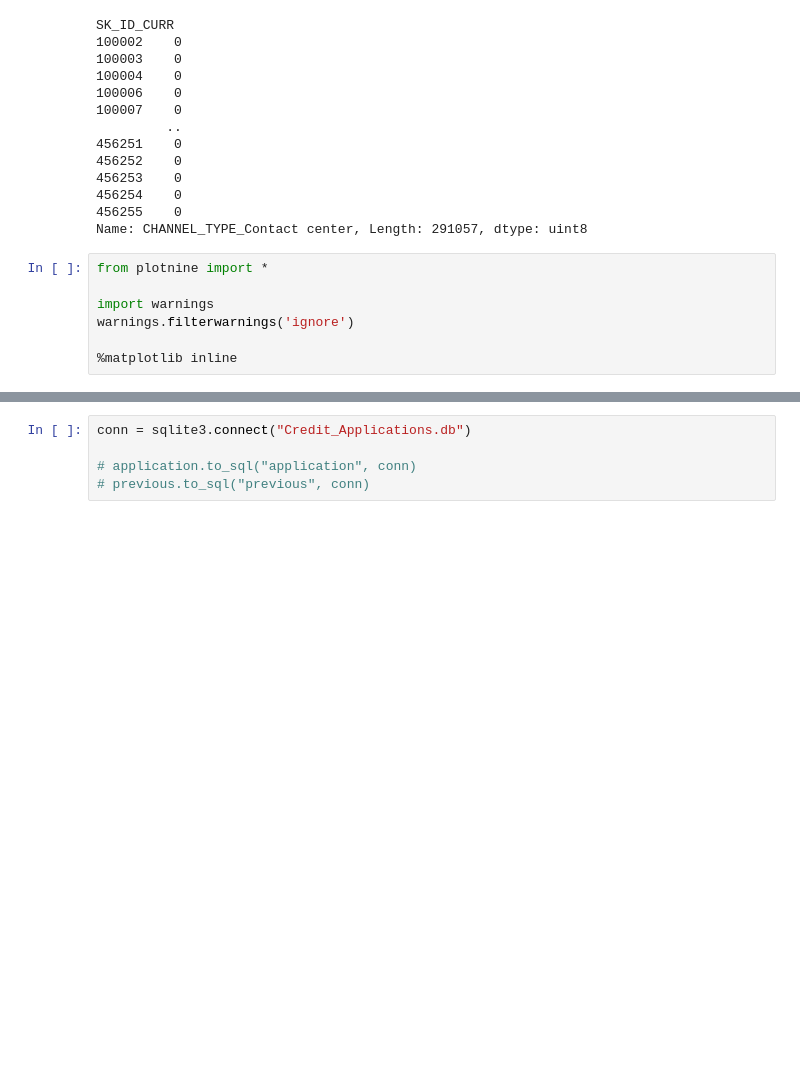
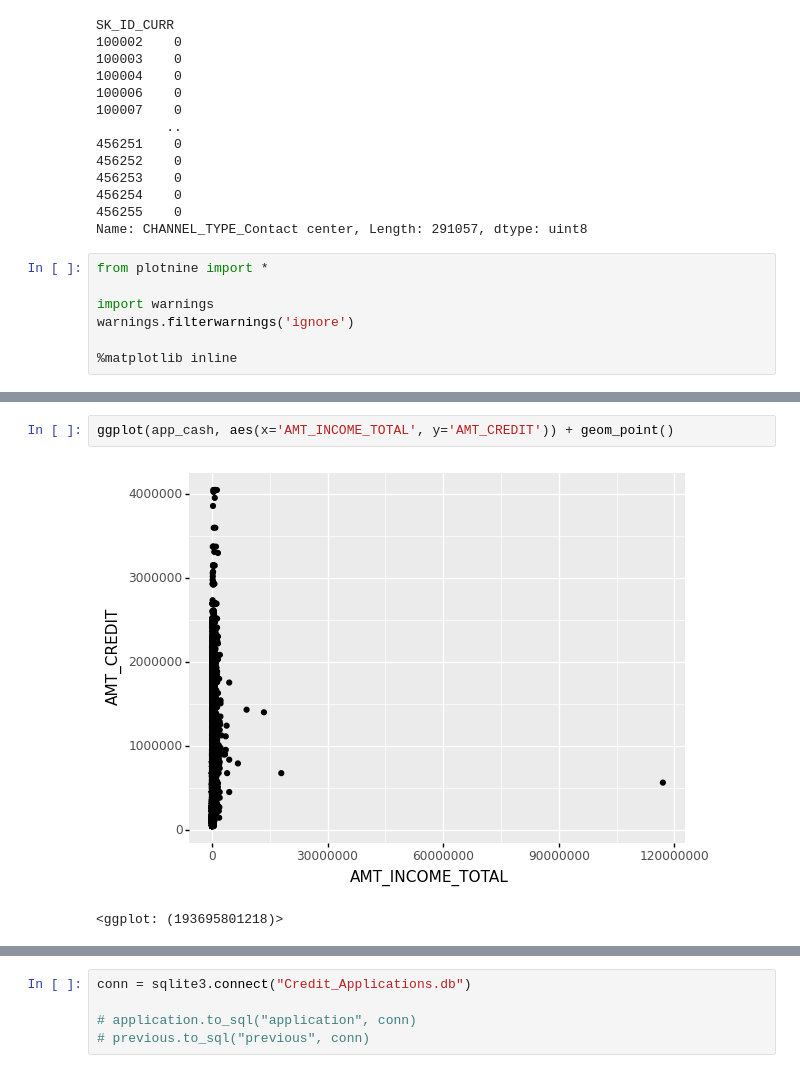
Before and after one commit to gaherna3/Case-Study-2, a Jupyter notebook: Case Study 2 - Plots.ipynb, the cells around one changed output, grey strips where cells are left out. Saved outputs shown, nothing was run; the diff lists cells and outputs as text; blank space fills up the shorter version.

```diff
--- a/Case Study 2 - Plots.ipynb
+++ b/Case Study 2 - Plots.ipynb
@@ -577,0 +589,5 @@ ggplot(agg_data, aes(x= 'AMT_ANNUITY_mean', y = 'AMT_APPLICATION_mean')) + geom_
+# %%
+ggplot(app_cash, aes(x='AMT_INCOME_TOTAL', y='AMT_CREDIT')) + geom_point()
+# %% [output]
+[figure, added]
+<ggplot: (193695801218)>
```
Also changed, not shown: parts of 18 cells of this notebook.
